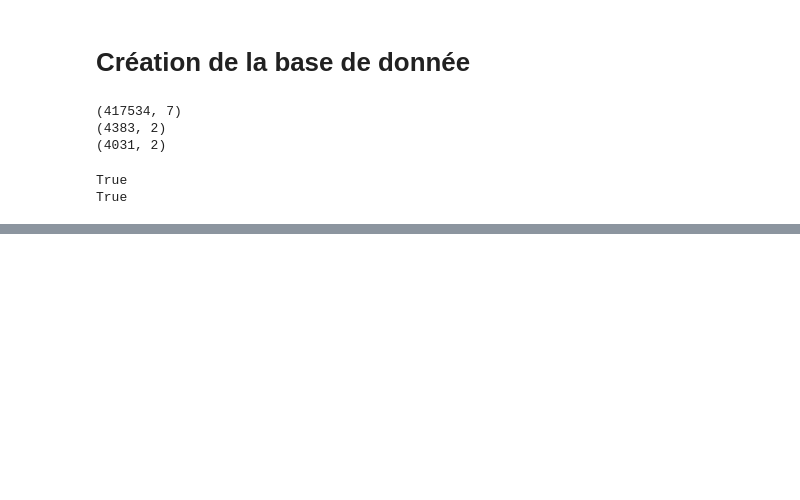
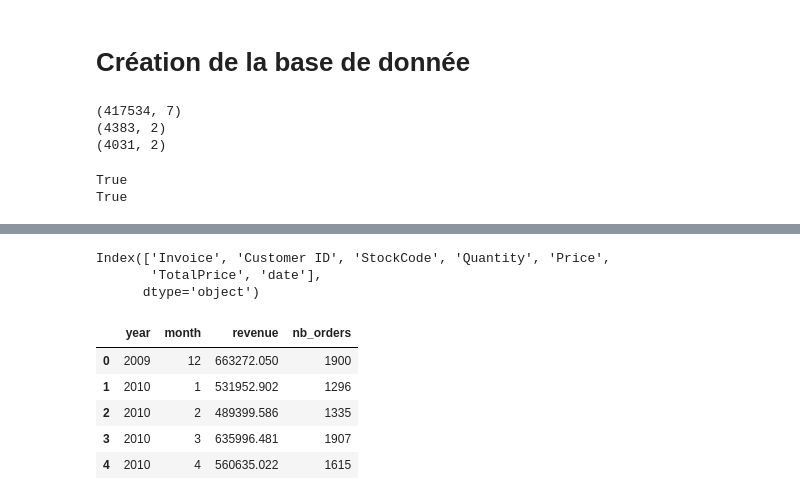
Before and after one commit to Christopher2023/ecommerce-data-analysis, a Jupyter notebook: notebooks/01_eploration.ipynb, the cells around one changed output, grey strips where cells are left out. Saved outputs shown, nothing was run; the diff lists cells and outputs as text; code cells hidden in the pictures; blank space fills up the shorter version.

Commit message:
feat: build star schema and data marts with DuckDB

```diff
--- a/notebooks/01_eploration.ipynb
+++ b/notebooks/01_eploration.ipynb
@@ -225,0 +232,9 @@ dim_date['date'].is_unique
+# %%
+# Connexion à DuckDB (base locale)
+con = duckdb.connect(database='../data/warehouse.duckdb', read_only=False)
+
+# Charger les tables pandas dans DuckDB
+con.register('fact_sales', fact_sales)
+con.register('dim_customers', dim_customers)
+con.register('dim_products', dim_products)
+con.register('dim_date', dim_date)
@@ -225,0 +512,17 @@ dim_date['date'].is_unique
+# %%
+fact_sales.columns
+# %% [output]
+Index(['Invoice', 'Customer ID', 'StockCode', 'Quantity', 'Price',
+       'TotalPrice', 'date'],
+      dtype='object')
+# %%
+df_monthly = con.execute("SELECT * FROM mart_monthly_revenue").df()
+
+df_monthly.head()
+# %% [output]
+|  | year | month | revenue | nb_orders |
+| 0 | 2009 | 12 | 663272.050 | 1900 |
+| 1 | 2010 | 1 | 531952.902 | 1296 |
+| 2 | 2010 | 2 | 489399.586 | 1335 |
+| 3 | 2010 | 3 | 635996.481 | 1907 |
+| 4 | 2010 | 4 | 560635.022 | 1615 |
```
Also changed, not shown: parts of 26 cells of this notebook, 1 other file.
